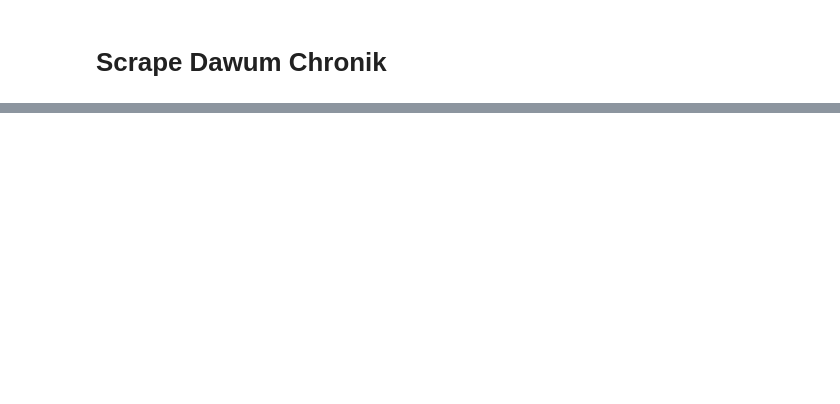
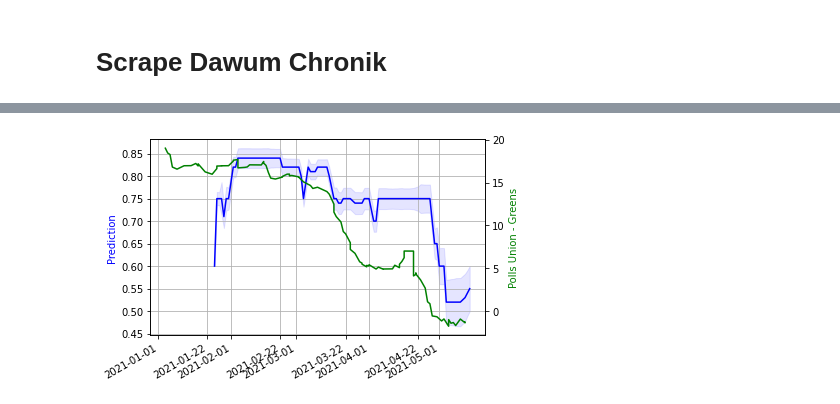
Before and after one commit to jan-felix/SLOG, a Jupyter notebook: Metculus_and_Dawum_Scraper.ipynb, the cells around one changed output, grey strips where cells are left out. Saved outputs shown, nothing was run; the diff lists cells and outputs as text; code cells hidden in the pictures; blank space fills up the shorter version.

```diff
--- a/Metculus_and_Dawum_Scraper.ipynb
+++ b/Metculus_and_Dawum_Scraper.ipynb
@@ -144,0 +158,15 @@ fig.autofmt_xdate()
+# %%
+fig, ax1 = plt.subplots()
+
+ax2 = ax1.twinx()
+ax1.plot(data_ts["community_prediction"], "-b")
+ax1.fill_between(data_ts["community_prediction"].index, data_ts["Lower90"], data_ts["Upper90"], color='b', alpha=.1)
+ax2.plot(union_vs_greens["Union-Greens"],"-g")
+
+ax1.set_ylabel('Prediction', color='b')
+ax2.set_ylabel('Polls Union - Greens', color='g')
+ax1.grid()
+fig.autofmt_xdate()
+plt.show()
+# %% [output]
+[figure, added]
```
Also changed, not shown: parts of 8 cells of this notebook.
